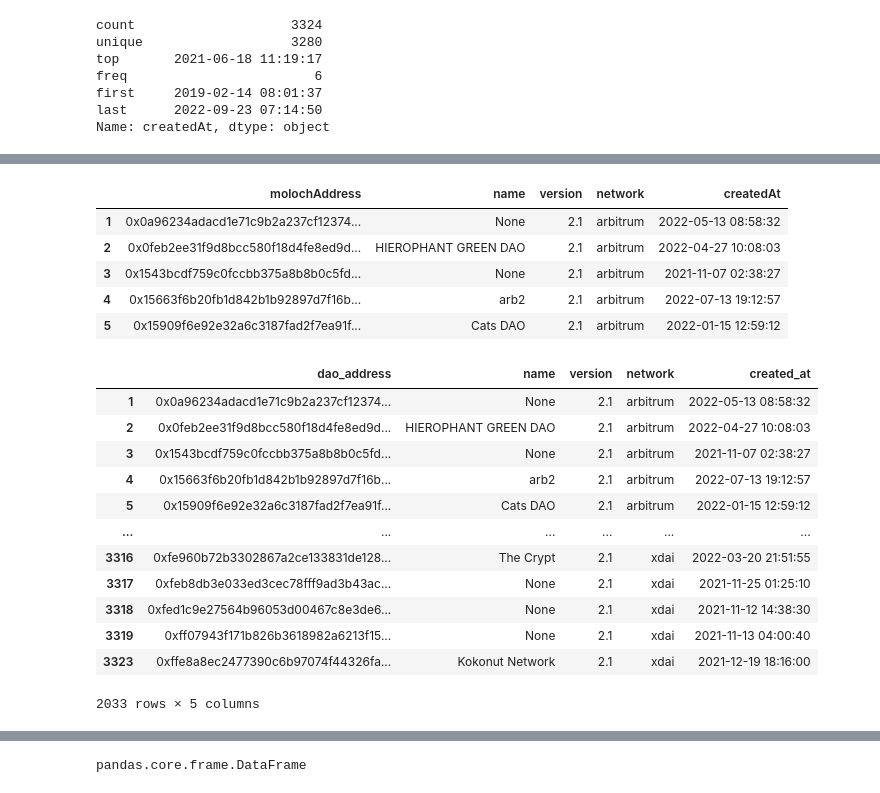
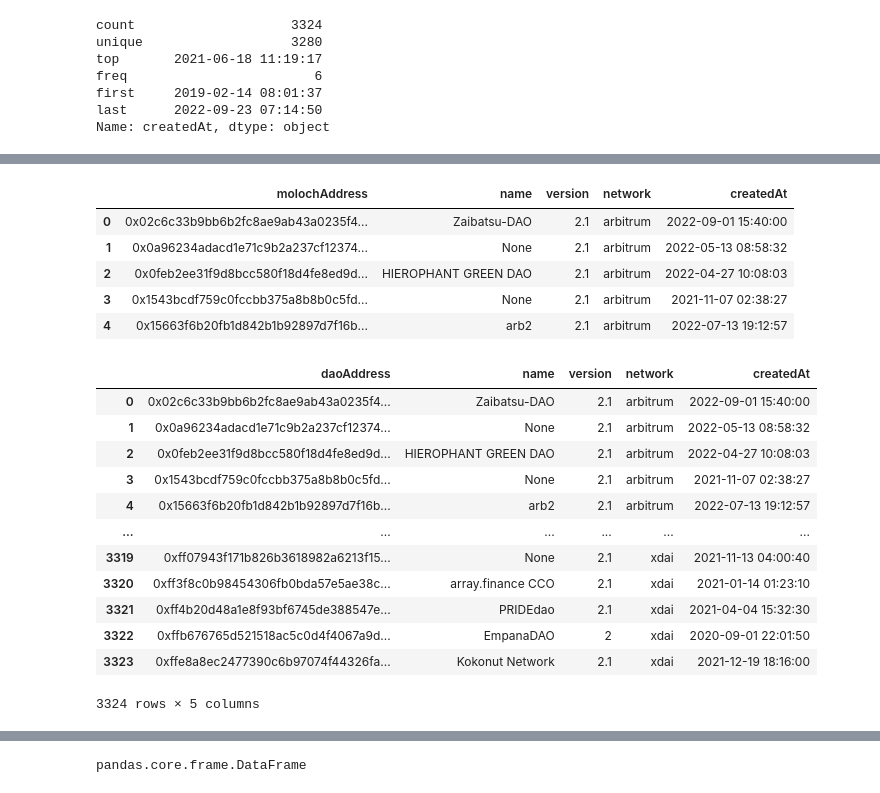
Before and after one commit to Grasia/semantic-web3-dao, a Jupyter notebook: knowledge_graph/KnowledgeGraph-Web3-DAO.ipynb, the cells around one changed output, grey strips where cells are left out. Cells and saved outputs as stored; diff of their text form; code cells hidden in the pictures.

```diff
--- a/knowledge_graph/KnowledgeGraph-Web3-DAO.ipynb
+++ b/knowledge_graph/KnowledgeGraph-Web3-DAO.ipynb
@@ -26,8 +27,8 @@ import nxviz as nv
 # %% [markdown]
 ### DAOs
 # %%
-daohaus_daos_df = pd.read_feather('datawarehouse/daohaus/moloches.arr')
-daohaus_daos_df
+daos_df = pd.read_feather('datawarehouse/daohaus/moloches.arr')
+daos_df
 # %% [output]
 |  | network | id | name | version | summoner | summoningTime | timestamp | proposalCount | memberCount | ... |
 | 0 | arbitrum | 0x02c6c33b9bb6b2fc8ae9ab43a0235f4... | Zaibatsu-DAO | 2.1 | 0x8435d0a8f19f748cba91863b70eb986... | 1662046800 | 1662046800 | 2 | 1 | ... |
@@ -94,8 +95,8 @@ dtypes: object(13)
 memory usage: 337.7+ KB
 # %%
 # Create new field "createAt": Convert to date the field "timestamp".
-daohaus_daos_df['createdAt'] = pd.to_datetime(daohaus_daos_df['timestamp'], unit='s')
-daohaus_daos_df.head()
+daos_df['createdAt'] = pd.to_datetime(daos_df['timestamp'], unit='s')
+daos_df.head()
 # %% [output]
 |  | network | id | name | version | summoner | summoningTime | timestamp | proposalCount | memberCount | ... |
 | 0 | arbitrum | 0x02c6c33b9bb6b2fc8ae9ab43a0235f4... | Zaibatsu-DAO | 2.1 | 0x8435d0a8f19f748cba91863b70eb986... | 1662046800 | 1662046800 | 2 | 1 | ... |
@@ -184,27 +145,27 @@ Name: createdAt, dtype: object
 # %%
-daos_df = daohaus_daos_df[["molochAddress", "name", "version", "network", "createdAt"]]
+daos_df = daos_df[["molochAddress", "name", "version", "network", "createdAt"]]
 daos_df.head()
 # %% [output]
 |  | molochAddress | name | version | network | createdAt |
+| 0 | 0x02c6c33b9bb6b2fc8ae9ab43a0235f4... | Zaibatsu-DAO | 2.1 | arbitrum | 2022-09-01 15:40:00 |
 | 1 | 0x0a96234adacd1e71c9b2a237cf12374... | None | 2.1 | arbitrum | 2022-05-13 08:58:32 |
 | 2 | 0x0feb2ee31f9d8bcc580f18d4fe8ed9d... | HIEROPHANT GREEN DAO | 2.1 | arbitrum | 2022-04-27 10:08:03 |
 | 3 | 0x1543bcdf759c0fccbb375a8b8b0c5fd... | None | 2.1 | arbitrum | 2021-11-07 02:38:27 |
 | 4 | 0x15663f6b20fb1d842b1b92897d7f16b... | arb2 | 2.1 | arbitrum | 2022-07-13 19:12:57 |
-| 5 | 0x15909f6e92e32a6c3187fad2f7ea91f... | Cats DAO | 2.1 | arbitrum | 2022-01-15 12:59:12 |
 # %%
-daos_df.rename(columns = {'molochAddress':'dao_address', 'createdAt':"created_at"}, inplace = True)
+daos_df.rename(columns = {'molochAddress':'daoAddress'}, inplace = True)
 daos_df
 # %% [output]
-|  | dao_address | name | version | network | created_at |
+|  | daoAddress | name | version | network | createdAt |
+| 0 | 0x02c6c33b9bb6b2fc8ae9ab43a0235f4... | Zaibatsu-DAO | 2.1 | arbitrum | 2022-09-01 15:40:00 |
 | 1 | 0x0a96234adacd1e71c9b2a237cf12374... | None | 2.1 | arbitrum | 2022-05-13 08:58:32 |
 | 2 | 0x0feb2ee31f9d8bcc580f18d4fe8ed9d... | HIEROPHANT GREEN DAO | 2.1 | arbitrum | 2022-04-27 10:08:03 |
 | 3 | 0x1543bcdf759c0fccbb375a8b8b0c5fd... | None | 2.1 | arbitrum | 2021-11-07 02:38:27 |
 | 4 | 0x15663f6b20fb1d842b1b92897d7f16b... | arb2 | 2.1 | arbitrum | 2022-07-13 19:12:57 |
-| 5 | 0x15909f6e92e32a6c3187fad2f7ea91f... | Cats DAO | 2.1 | arbitrum | 2022-01-15 12:59:12 |
 | ... | ... | ... | ... | ... | ... |
-| 3316 | 0xfe960b72b3302867a2ce133831de128... | The Crypt | 2.1 | xdai | 2022-03-20 21:51:55 |
-| 3317 | 0xfeb8db3e033ed3cec78fff9ad3b43ac... | None | 2.1 | xdai | 2021-11-25 01:25:10 |
-| 3318 | 0xfed1c9e27564b96053d00467c8e3de6... | None | 2.1 | xdai | 2021-11-12 14:38:30 |
 | 3319 | 0xff07943f171b826b3618982a6213f15... | None | 2.1 | xdai | 2021-11-13 04:00:40 |
+| 3320 | 0xff3f8c0b98454306fb0bda57e5ae38c... | array.finance CCO | 2.1 | xdai | 2021-01-14 01:23:10 |
+| 3321 | 0xff4b20d48a1e8f93bf6745de388547e... | PRIDEdao | 2.1 | xdai | 2021-04-04 15:32:30 |
+| 3322 | 0xffb676765d521518ac5c0d4f4067a9d... | EmpanaDAO | 2 | xdai | 2020-09-01 22:01:50 |
 | 3323 | 0xffe8a8ec2477390c6b97074f44326fa... | Kokonut Network | 2.1 | xdai | 2021-12-19 18:16:00 |
-2033 rows × 5 columns
+3324 rows × 5 columns
```
Also changed, not shown: parts of 68 cells of this notebook, 2 other files.
